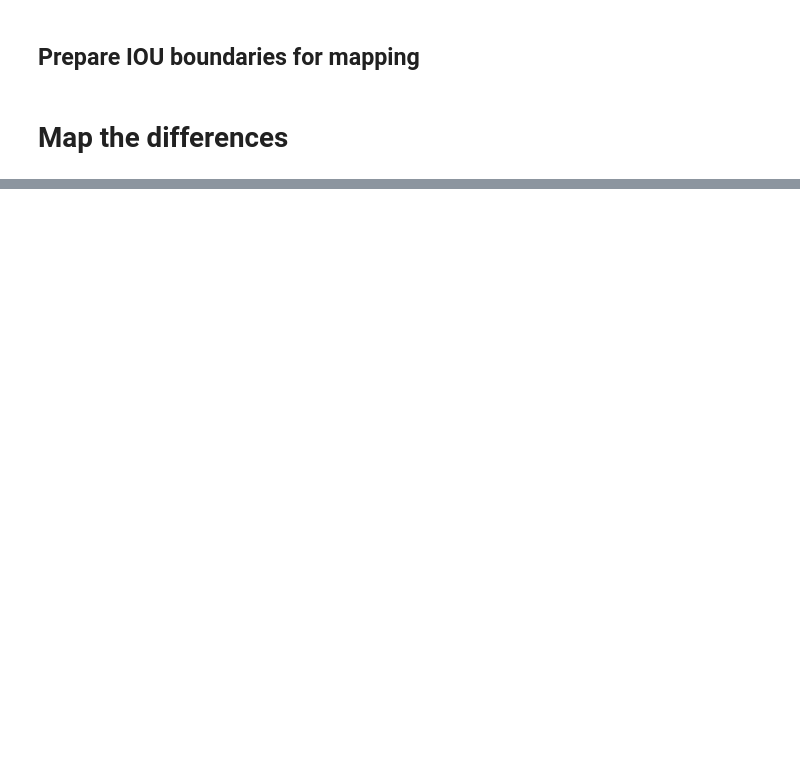
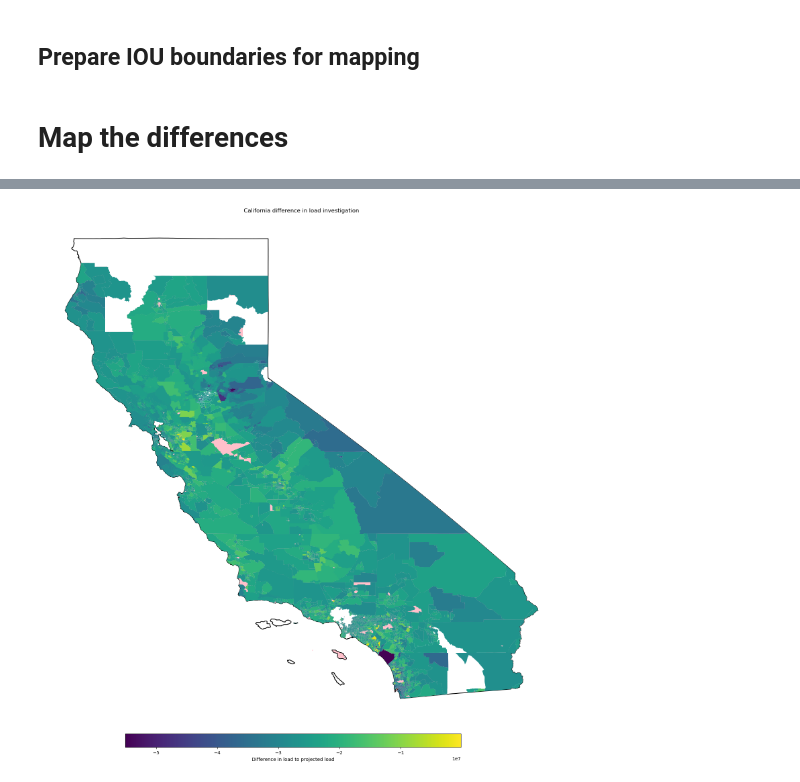
Before and after one commit to ElectriGrid/projected-load-analysis, a Jupyter notebook: headroom_vs_projected.ipynb, the cells around one changed output, grey strips where cells are left out. Saved outputs shown, nothing was run; the diff lists cells and outputs as text; code cells hidden in the pictures; blank space fills up the shorter version.

Commit message:
Troubleshoot difference values

```diff
--- a/headroom_vs_projected.ipynb
+++ b/headroom_vs_projected.ipynb
@@ -356,0 +259,53 @@ cbar.set_label('Difference in load to projected load')
+# %%
+sce_join['annual_net_diff'] = sce_join['annual_net_high'] - sce_join['annual_net_baseline']
+pge_join['annual_net_diff'] = pge_join['annual_net_high'] - pge_join['annual_net_baseline']
+sdge_join['annual_net_diff'] = sdge_join['annual_net_high'] - sdge_join['annual_net_baseline']
+# %%
+# calculate the difference between the headroom and the projected load
+sce_join['diff_troubleshoot'] = sce_join['total_DER'] - sce_join['annual_net_diff']
+pge_join['diff_troubleshoot'] = pge_join['total_DER'] - pge_join['annual_net_diff']
+sdge_join['diff_troubleshoot'] = sdge_join['total_DER'] - sdge_join['annual_net_diff']
+# %%
+fig, ax = plt.subplots(figsize = (20, 20))
+ax.axis('off')
+
+ca_boundary.geometry.boundary.plot(ax = ax,
+                 zorder = 1,
+                 color = 'black',
+                 linewidth = 1.5)
+
+pge_shape.plot(ax = ax,
+               zorder = 2,
+               color = 'pink')
+
+sce_shape.plot(ax = ax,
+               zorder = 3,
+               color = 'pink')
+
+sdge_shape.plot(ax = ax,
+           zorder = 4,
+           color = 'pink')
+
+sce_join.plot('diff_troubleshoot',
+          ax = ax,
+          zorder = 5)
+
+sdge_join.plot('diff_troubleshoot',
+          ax = ax,
+          zorder = 6)
+
+pge_join.plot('diff_troubleshoot',
+              ax = ax,
+              zorder = 7)
+
+
+
+plt.title('California difference in load investigation')
+
+# Add shared colorbar at the bottom
+sm = plt.cm.ScalarMappable( norm=plt.Normalize(vmin= min_diff, vmax=max_diff))
+cbar_ax = fig.add_axes([0.25, 0.08, 0.5, 0.02])  # [left, bottom, width, height]
+cbar = fig.colorbar(sm, cax=cbar_ax, orientation='horizontal')
+cbar.set_label('Difference in load to projected load')
+# %% [output]
+[figure, added]
```
Also changed, not shown: parts of 41 cells of this notebook.
